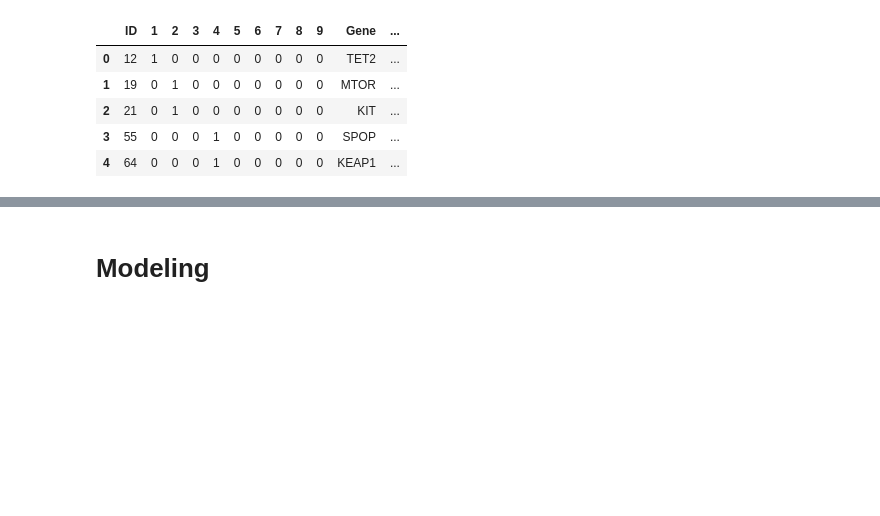
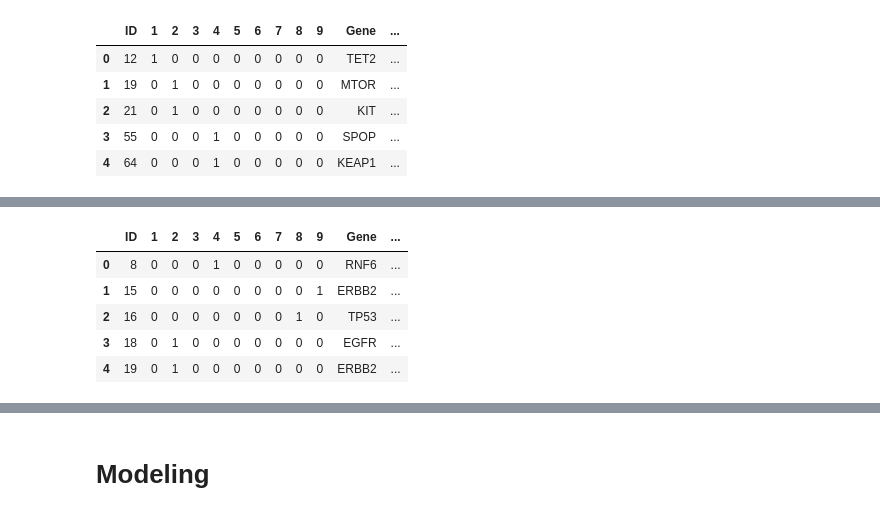
Before and after one commit to HallieCrosby/Personalized-Medicine-Redefining-Cancer-Treatment, a Jupyter notebook: Personalized-Medicine-Redefining-Cancer-Treatment.ipynb, the cells around one changed output, grey strips where cells are left out. Drawn from its saved outputs; the diff is of its cells as text; code cells hidden in the pictures; blank space fills up the shorter version.

Commit message:
Final Model Ran on AWS

```diff
--- a/Personalized-Medicine-Redefining-Cancer-Treatment.ipynb
+++ b/Personalized-Medicine-Redefining-Cancer-Treatment.ipynb
@@ -103,0 +166,11 @@ test_set_X.head()
+# %%
+# Changing column names to numbers only so that they can be made into a single target column for model.
+df_test2_with_target.rename(columns={'class1': "1", 'class2': "2", 'class3': "3", 'class4': "4", 'class5': "5", 'class6': '6', 'class7': "7", 'class8': "8", 'class9': "9"}, inplace=True)
+df_test2_with_target.head()
+# %% [output]
+|  | ID | 1 | 2 | 3 | 4 | 5 | 6 | 7 | 8 | 9 | Gene | ... |
+| 0 | 8 | 0 | 0 | 0 | 1 | 0 | 0 | 0 | 0 | 0 | RNF6 | ... |
+| 1 | 15 | 0 | 0 | 0 | 0 | 0 | 0 | 0 | 0 | 1 | ERBB2 | ... |
+| 2 | 16 | 0 | 0 | 0 | 0 | 0 | 0 | 0 | 1 | 0 | TP53 | ... |
+| 3 | 18 | 0 | 1 | 0 | 0 | 0 | 0 | 0 | 0 | 0 | EGFR | ... |
+| 4 | 19 | 0 | 1 | 0 | 0 | 0 | 0 | 0 | 0 | 0 | ERBB2 | ... |
```
Also changed, not shown: parts of 40 cells of this notebook.
